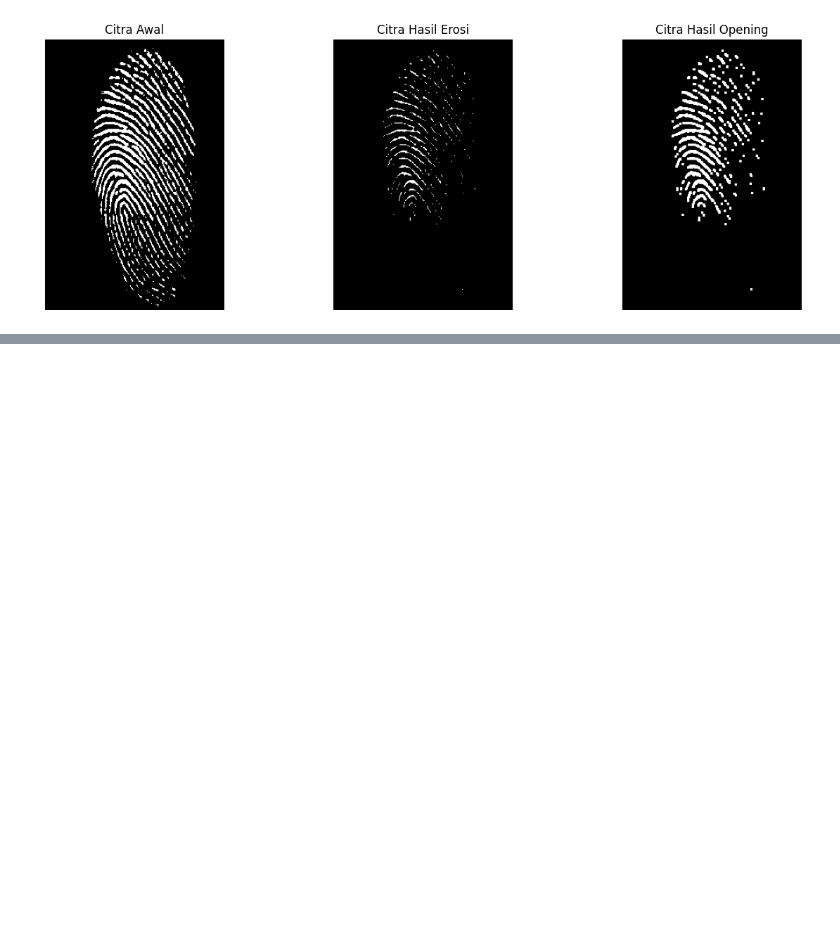
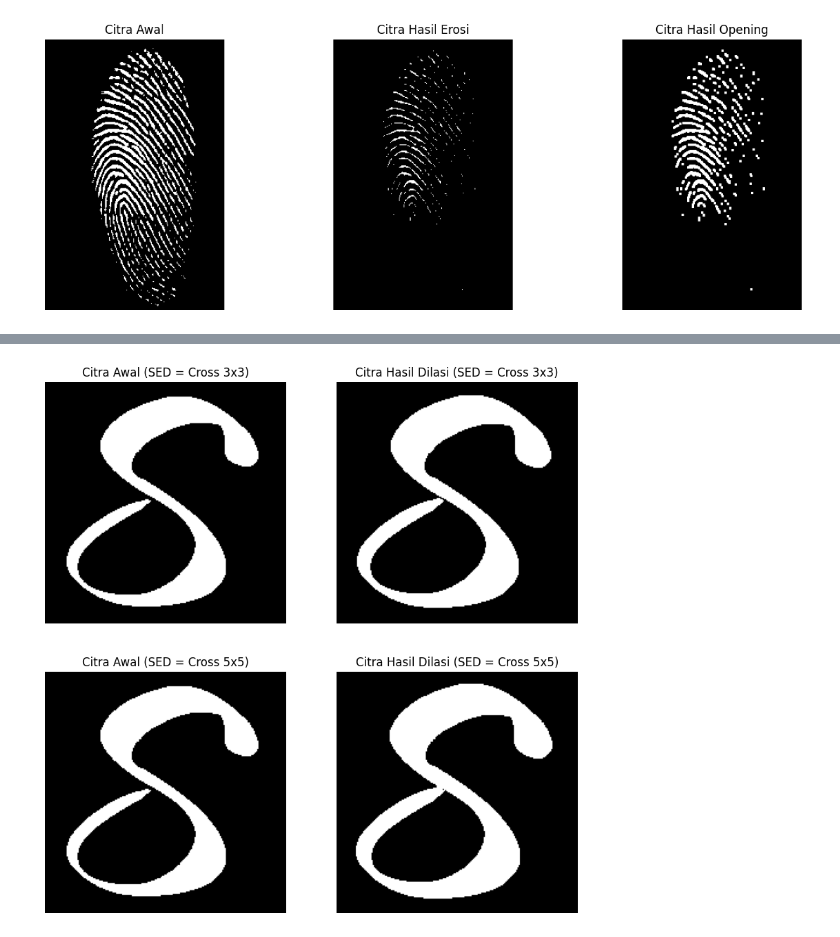
Before and after one commit to FrankStein31/PCVK_244107027008_Frankie-Steinlie, a Jupyter notebook: Modul_09.ipynb, the cells around one changed output, grey strips where cells are left out. Cells and saved outputs as stored; diff of their text form; code cells hidden in the pictures; blank space fills up the shorter version.

```diff
--- a/Modul_09.ipynb
+++ b/Modul_09.ipynb
@@ -148,0 +270,31 @@ else:
+# %%
+# Buatlah program implementasi operasi dilasi dengan Structuring Element berbentuk Cross 3 x 3 dan 5 x 5, sehingga menghasilkan tampilan seperti di bawah ini: (Gunakan gambar j.png)
+image = cv2.imread('/content/drive/MyDrive/PCVK/Foto/morp2.jpeg', cv2.IMREAD_GRAYSCALE)
+if image is None:
+    print("Error: Gambar tidak ditemukan!")
+else:
+    _, binary_image = cv2.threshold(image, 128, 255, cv2.THRESH_BINARY)
+    struct_elem_3x3 = cv2.getStructuringElement(cv2.MORPH_CROSS, (3, 3))
+    struct_elem_5x5 = cv2.getStructuringElement(cv2.MORPH_CROSS, (5, 5))
+    dilated_image_3x3 = cv2.dilate(binary_image, struct_elem_3x3)
+    dilated_image_5x5 = cv2.dilate(binary_image, struct_elem_5x5)
+    plt.figure(figsize=(10, 10))
+    plt.subplot(2, 2, 1)
+    plt.imshow(binary_image, cmap='gray')
+    plt.title('Citra Awal (SED = Cross 3x3)')
+    plt.axis('off')
+    plt.subplot(2, 2, 2)
+    plt.imshow(dilated_image_3x3, cmap='gray')
+    plt.title('Citra Hasil Dilasi (SED = Cross 3x3)')
+    plt.axis('off')
+    plt.subplot(2, 2, 3)
+    plt.imshow(binary_image, cmap='gray')
+    plt.title('Citra Awal (SED = Cross 5x5)')
+    plt.axis('off')
+    plt.subplot(2, 2, 4)
+    plt.imshow(dilated_image_5x5, cmap='gray')
+    plt.title('Citra Hasil Dilasi (SED = Cross 5x5)')
+    plt.axis('off')
+    plt.show()
+# %% [output]
+[figure, added]
```
Also changed, not shown: parts of 6 cells of this notebook.
